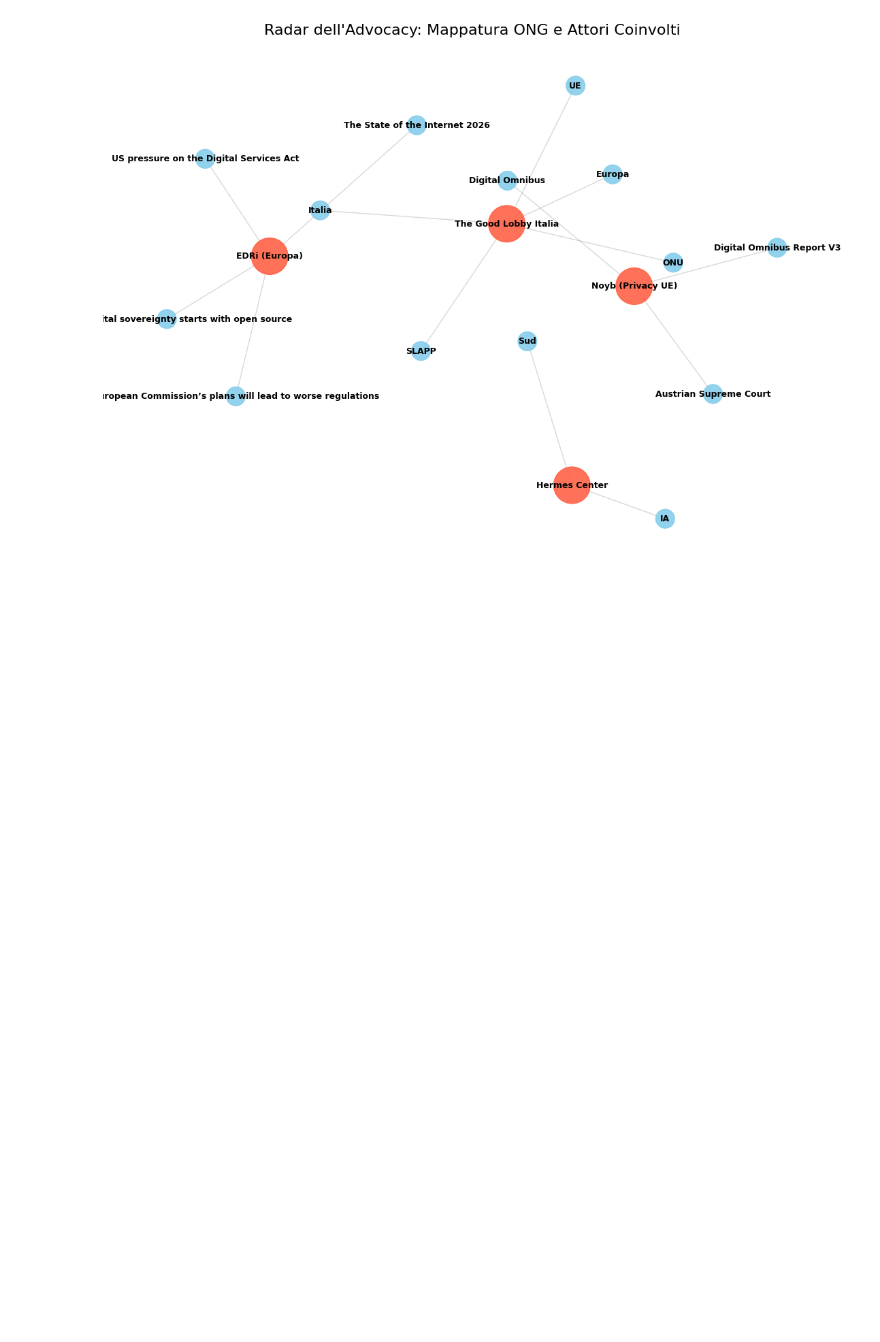
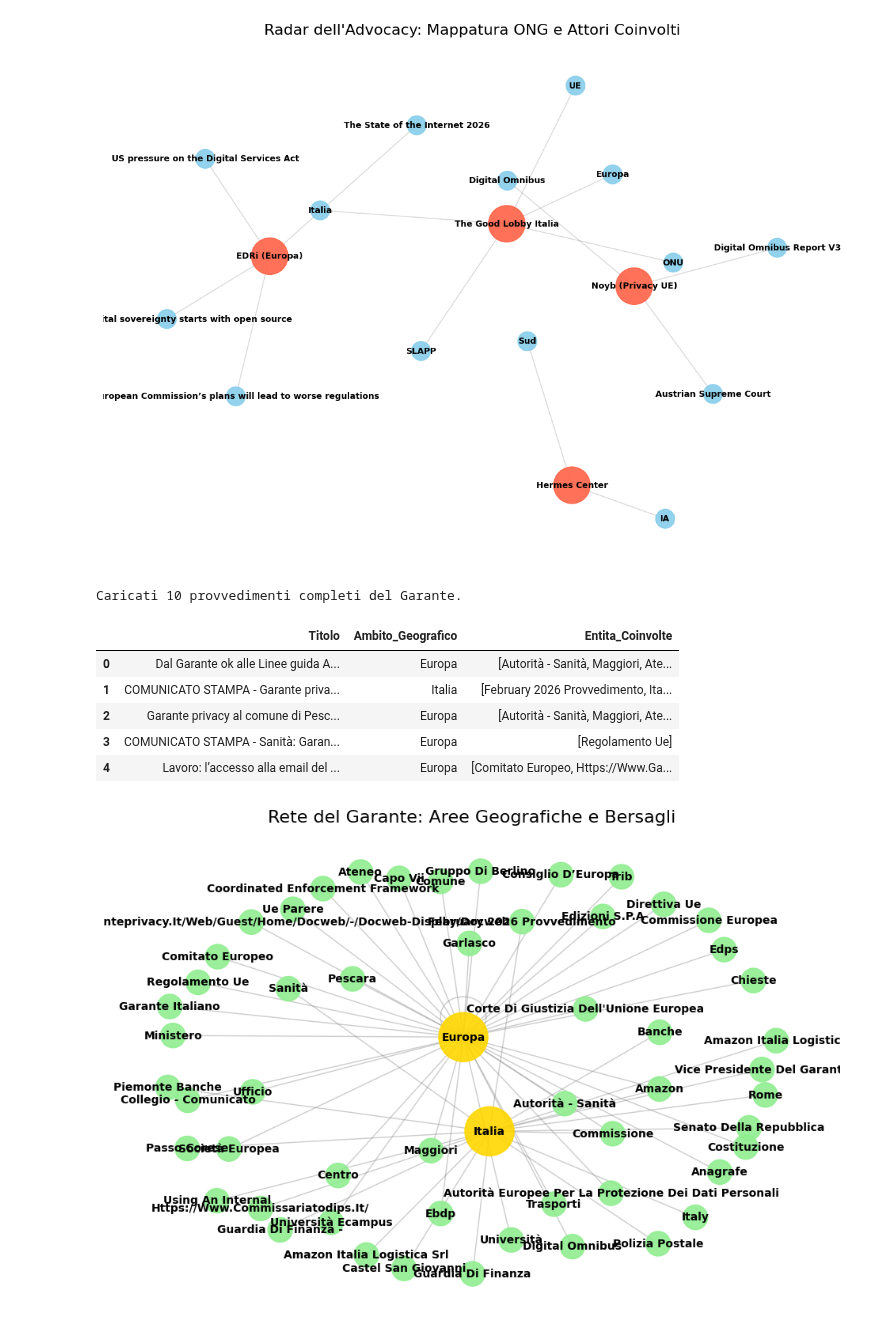
Before and after one commit to Draconer00/tech_advocacy_italia, a Jupyter notebook: notebooks/esplorazione.ipynb, the cells around one changed output. Saved outputs shown, nothing was run; the diff lists cells and outputs as text; code cells hidden in the pictures; blank space fills up the shorter version.

```diff
--- a/notebooks/esplorazione.ipynb
+++ b/notebooks/esplorazione.ipynb
@@ -162,3 +162,65 @@ plt.show()
 # %% [output]
 Costruzione della mappa di advocacy in corso...
 [figure]
+# %%
+import pandas as pd
+import ast
+import networkx as nx
+import matplotlib.pyplot as plt
+
+# 1. Carichiamo i dati "puliti" del Garante che il tuo script .py ha appena creato
+percorso_garante = '../data/processed/gpdp_analyzed.csv'
+df_garante = pd.read_csv(percorso_garante)
+
+# Convertiamo le stringhe in vere liste
+df_garante['Entita_Coinvolte'] = df_garante['Entita_Coinvolte'].apply(lambda x: ast.literal_eval(x) if isinstance(x, str) else [])
+
+print(f"Caricati {len(df_garante)} provvedimenti completi del Garante.\n")
+display(df_garante[['Titolo', 'Ambito_Geografico', 'Entita_Coinvolte']].head(5))
+
+# 2. Creiamo il Grafo di Rete del Garante!
+G_garante = nx.Graph()
+
+for indice, riga in df_garante.iterrows():
+    ambito = riga['Ambito_Geografico']
+    entita_lista = riga['Entita_Coinvolte']
+
+    if not entita_lista:
+        continue
+
+    # Usiamo l'Ambito Geografico come nodo centrale (es. "Europa" o "USA")
+    G_garante.add_node(ambito, tipo='Geografia')
+
+    for entita in entita_lista:
+        G_garante.add_node(entita, tipo='Bersaglio')
+        G_garante.add_edge(ambito, entita)
+
+# 3. Disegniamo la mappa
+colori = []
+dimensioni = []
+for nodo, dati in G_garante.nodes(data=True):
+    if dati.get('tipo') == 'Geografia':
+        colori.append('gold')
+        dimensioni.append(2000)
+    else:
+        colori.append('lightgreen')
+        dimensioni.append(500)
+
+plt.figure(figsize=(12, 8))
+posizioni = nx.spring_layout(G_garante, k=0.9, iterations=50)
+nx.draw_networkx_edges(G_garante, posizioni, alpha=0.4, edge_color='gray')
+nx.draw_networkx_nodes(G_garante, posizioni, node_color=colori, node_size=dimensioni, alpha=0.9)
+nx.draw_networkx_labels(G_garante, posizioni, font_size=10, font_weight='bold')
+
+plt.title("Rete del Garante: Aree Geografiche e Bersagli", fontsize=16)
+plt.axis('off')
+plt.show()
+# %% [output]
+Caricati 10 provvedimenti completi del Garante.
+|  | Titolo | Ambito_Geografico | Entita_Coinvolte |
+| 0 | Dal Garante ok alle Linee guida A... | Europa | [Autorità - Sanità, Maggiori, Ate... |
+| 1 | COMUNICATO STAMPA - Garante priva... | Italia | [February 2026 Provvedimento, Ita... |
+| 2 | Garante privacy al comune di Pesc... | Europa | [Autorità - Sanità, Maggiori, Ate... |
+| 3 | COMUNICATO STAMPA - Sanità: Garan... | Europa | [Regolamento Ue] |
+| 4 | Lavoro: l’accesso alla email del ... | Europa | [Comitato Europeo, Https://Www.Ga... |
+[figure, added]
```
Also changed, not shown: parts of 1 cell of this notebook, 5 other files.
